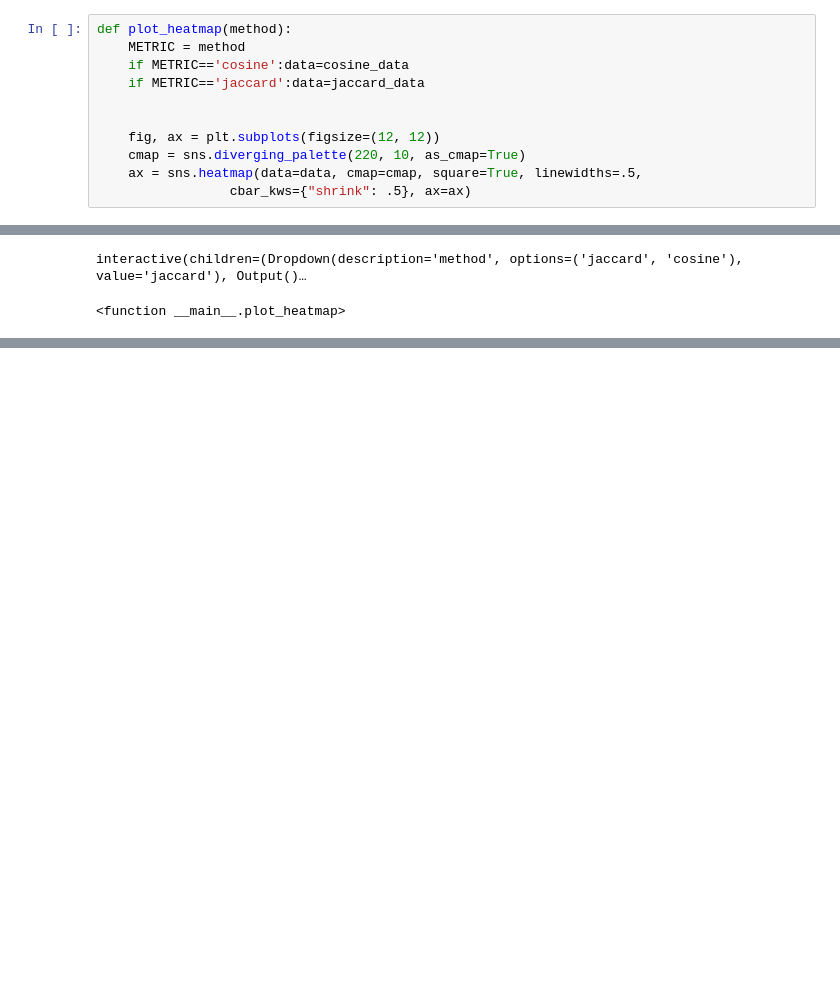
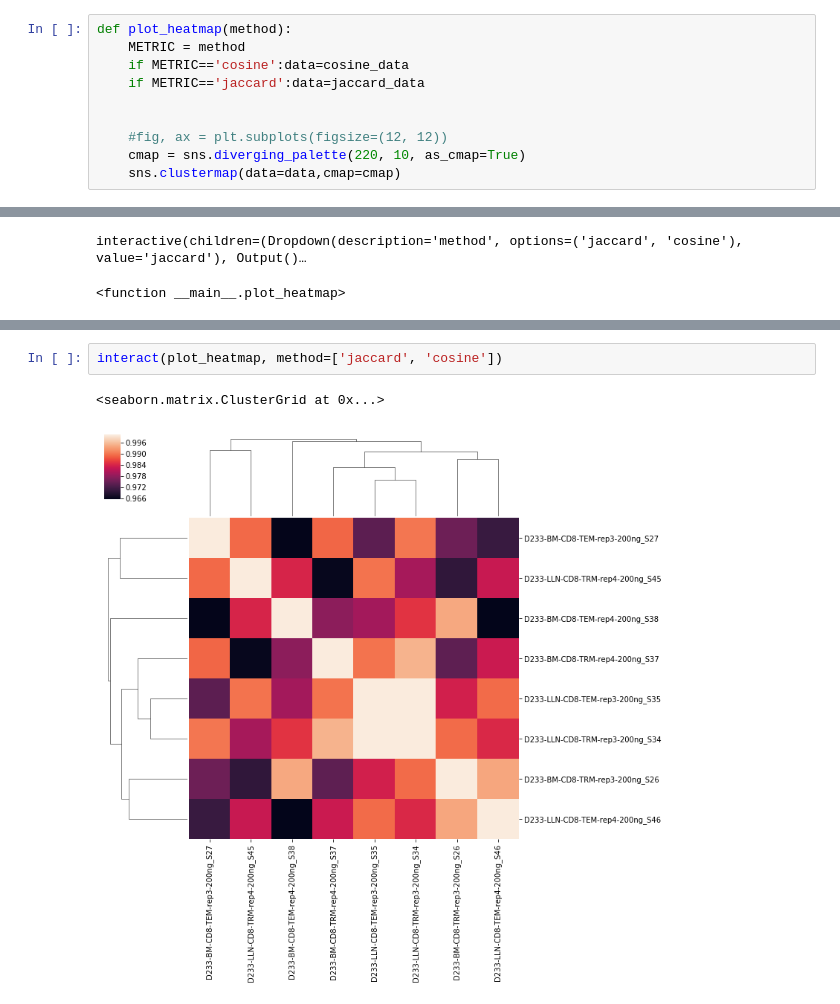
Before and after one commit to NCBI-Hackathons/PyClonal, a Jupyter notebook: jupyter_notebooks/cosine_heatmap.ipynb, the cells around one changed output, grey strips where cells are left out. Cells and saved outputs as stored; diff of their text form; blank space fills up the shorter version.

```diff
--- a/jupyter_notebooks/cosine_heatmap.ipynb
+++ b/jupyter_notebooks/cosine_heatmap.ipynb
@@ -61,10 +71,9 @@ def plot_heatmap(method):
     if METRIC=='jaccard':data=jaccard_data
 
 
-    fig, ax = plt.subplots(figsize=(12, 12))
+    #fig, ax = plt.subplots(figsize=(12, 12))
     cmap = sns.diverging_palette(220, 10, as_cmap=True)
-    ax = sns.heatmap(data=data, cmap=cmap, square=True, linewidths=.5,
-                 cbar_kws={"shrink": .5}, ax=ax)
+    sns.clustermap(data=data,cmap=cmap)
 # %%
 interact(plot_heatmap, method=['jaccard', 'cosine'])
 # %% [output]
@@ -84,0 +82,5 @@ cosine_data
+# %%
+interact(plot_heatmap, method=['jaccard', 'cosine'])
+# %% [output]
+<seaborn.matrix.ClusterGrid at 0x...>
+[figure, added]
```
Also changed, not shown: parts of 3 cells of this notebook, 5 other files.
